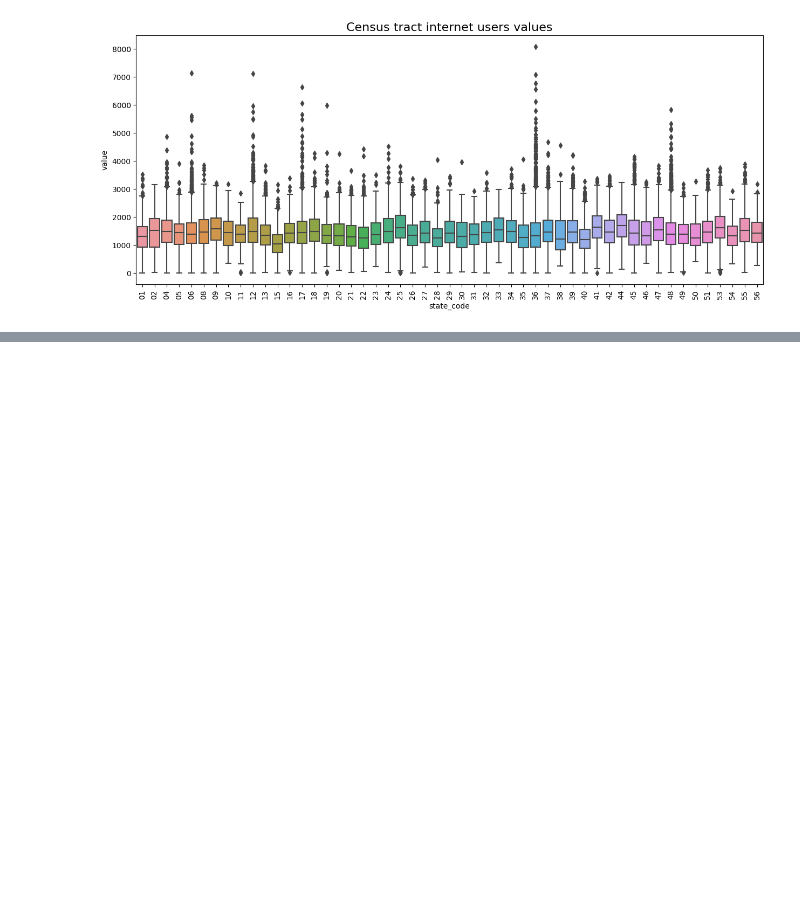
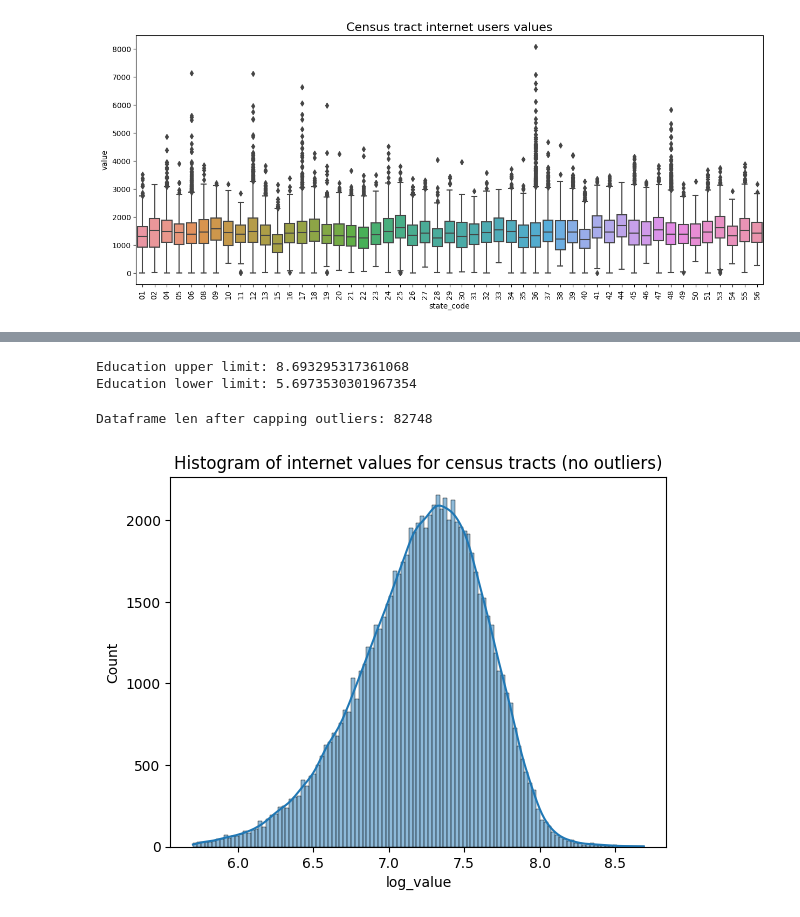
Before and after one commit to 0-steve/census_api, a Jupyter notebook: 2_learn/census_viz.ipynb, the cells around one changed output, grey strips where cells are left out. Drawn from its saved outputs; the diff is of its cells as text; code cells hidden in the pictures; blank space fills up the shorter version.

```diff
--- a/2_learn/census_viz.ipynb
+++ b/2_learn/census_viz.ipynb
@@ -360,0 +369,24 @@ plt.show()
+# %%
+# cap values by three standard deviations
+
+internet_ul = np.mean(census_tract_internet["log_value"]) + (3 * np.std(census_tract_internet["log_value"]))
+internet_ll = np.mean(census_tract_internet["log_value"]) - (3 * np.std(census_tract_internet["log_value"]))
+
+print("Education upper limit:", internet_ul)
+print("Education lower limit:", internet_ll)
+# %% [output]
+Education upper limit: 8.693295317361068
+Education lower limit: 5.6973530301967354
+# %%
+internet_no_outlier = census_tract_internet[ (census_tract_internet["log_value"] < internet_ul) & (census_tract_internet["log_value"] > internet_ll) ]
+
+print("Dataframe len after capping outliers:", len(internet_no_outlier["geo_id"]))
+print()
+
+sns.histplot(data = internet_no_outlier, x = "log_value", kde = True)
+plt.title(f"Histogram of internet values for census tracts (no outliers)", fontsize = 12)
+
+plt.show()
+# %% [output]
+Dataframe len after capping outliers: 82748
+[figure, added]
```
Also changed, not shown: parts of 10 cells of this notebook, 4 other files.
